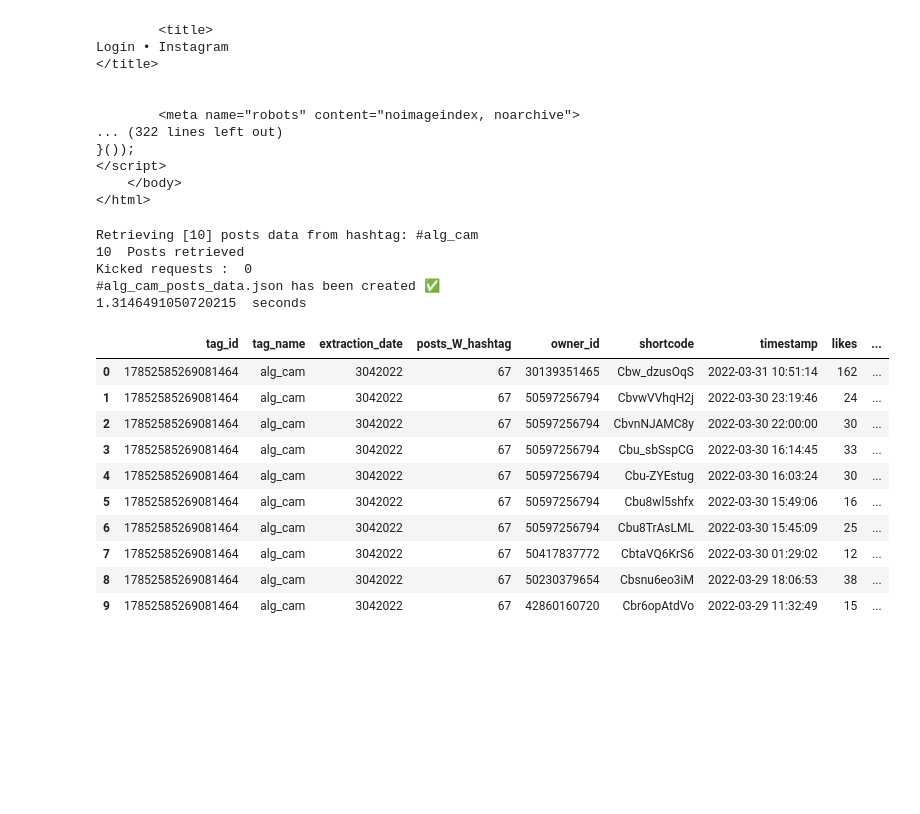
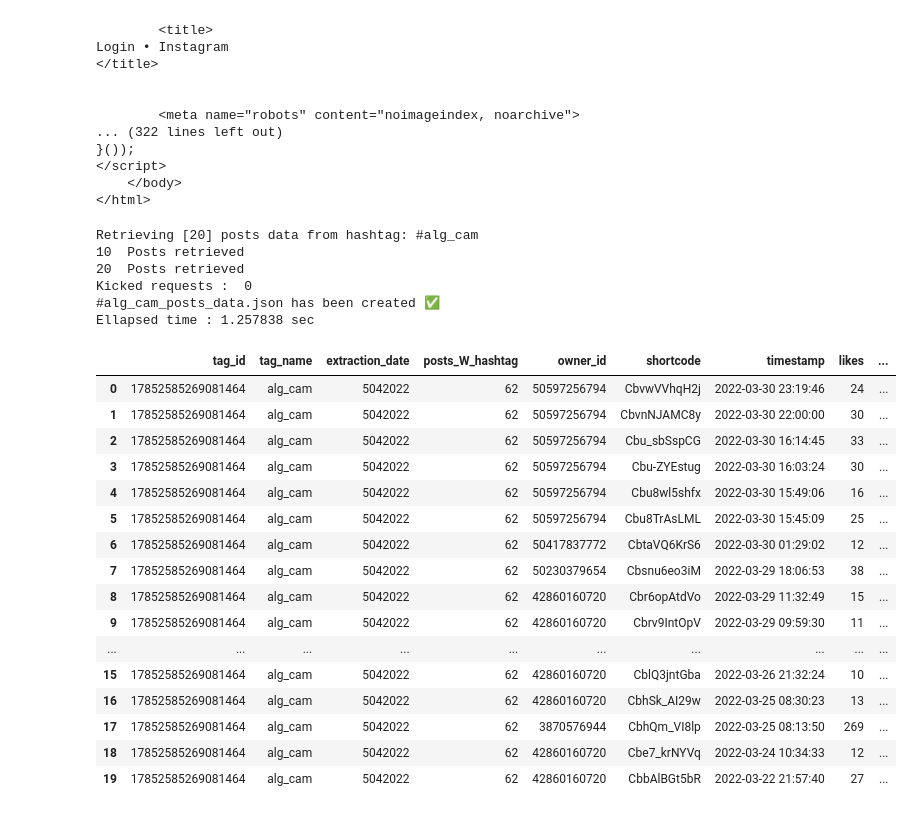
Before and after one commit to ChihabEddine98/instaBot, a Jupyter notebook: src/vis.ipynb, the cells around one changed output. Saved outputs shown, nothing was run; the diff lists cells and outputs as text; code cells hidden in the pictures; blank space fills up the shorter version.

Commit message:
[InstaBot] -- handle ellapsed time issue

```diff
--- a/src/vis.ipynb
+++ b/src/vis.ipynb
@@ -40,33 +40,39 @@ Login • Instagram
     </body>
 </html>
 # %%
-tag="alg_cam"
-outfile_name = tag
-number_of_posts=10
-minimum_likes_on_posts = 10
-request_time_limit_between_2_posts = (minimum_likes_on_posts+1)*1
+out_name = "alg_cam"
+n_posts = 20
+minimum_likes_per_posts = 10
+request_time_limit_between_2_posts = (minimum_likes_per_posts+1)
 
-t1=time.time()
-posts_2_data_tags(tag,number_of_posts,outfile_name,minimum_likes_on_posts,request_time_limit_between_2_posts)
-t2=time.time()
-print(t2-t1,' seconds')
+t_0 = time.time()
+posts_2_data_tags(out_name,n_posts,out_name,minimum_likes_per_posts,request_time_limit_between_2_posts)
+t_f = time.time()
+print(f"Ellapsed time : {t_f-t_0:.7f} sec")
 
-df = pd.read_json("#"+outfile_name+'_posts_data.json')
+df = pd.read_json(f"#{out_name}_posts_data.json")
 df
 # %% [output]
-Retrieving [10] posts data from hashtag: #alg_cam
+Retrieving [20] posts data from hashtag: #alg_cam
 10  Posts retrieved
+20  Posts retrieved
 Kicked requests :  0
 #alg_cam_posts_data.json has been created ✅
-1.3146491050720215  seconds
+Ellapsed time : 1.257838 sec
 |  | tag_id | tag_name | extraction_date | posts_W_hashtag | owner_id | shortcode | timestamp | likes | ... |
-| 0 | 17852585269081464 | alg_cam | 3042022 | 67 | 30139351465 | Cbw_dzusOqS | 2022-03-31 10:51:14 | 162 | ... |
-| 1 | 17852585269081464 | alg_cam | 3042022 | 67 | 50597256794 | CbvwVVhqH2j | 2022-03-30 23:19:46 | 24 | ... |
-| 2 | 17852585269081464 | alg_cam | 3042022 | 67 | 50597256794 | CbvnNJAMC8y | 2022-03-30 22:00:00 | 30 | ... |
-| 3 | 17852585269081464 | alg_cam | 3042022 | 67 | 50597256794 | Cbu_sbSspCG | 2022-03-30 16:14:45 | 33 | ... |
-| 4 | 17852585269081464 | alg_cam | 3042022 | 67 | 50597256794 | Cbu-ZYEstug | 2022-03-30 16:03:24 | 30 | ... |
-| 5 | 17852585269081464 | alg_cam | 3042022 | 67 | 50597256794 | Cbu8wl5shfx | 2022-03-30 15:49:06 | 16 | ... |
-| 6 | 17852585269081464 | alg_cam | 3042022 | 67 | 50597256794 | Cbu8TrAsLML | 2022-03-30 15:45:09 | 25 | ... |
-| 7 | 17852585269081464 | alg_cam | 3042022 | 67 | 50417837772 | CbtaVQ6KrS6 | 2022-03-30 01:29:02 | 12 | ... |
-| 8 | 17852585269081464 | alg_cam | 3042022 | 67 | 50230379654 | Cbsnu6eo3iM | 2022-03-29 18:06:53 | 38 | ... |
-| 9 | 17852585269081464 | alg_cam | 3042022 | 67 | 42860160720 | Cbr6opAtdVo | 2022-03-29 11:32:49 | 15 | ... |
+| 0 | 17852585269081464 | alg_cam | 5042022 | 62 | 50597256794 | CbvwVVhqH2j | 2022-03-30 23:19:46 | 24 | ... |
+| 1 | 17852585269081464 | alg_cam | 5042022 | 62 | 50597256794 | CbvnNJAMC8y | 2022-03-30 22:00:00 | 30 | ... |
+| 2 | 17852585269081464 | alg_cam | 5042022 | 62 | 50597256794 | Cbu_sbSspCG | 2022-03-30 16:14:45 | 33 | ... |
+| 3 | 17852585269081464 | alg_cam | 5042022 | 62 | 50597256794 | Cbu-ZYEstug | 2022-03-30 16:03:24 | 30 | ... |
+| 4 | 17852585269081464 | alg_cam | 5042022 | 62 | 50597256794 | Cbu8wl5shfx | 2022-03-30 15:49:06 | 16 | ... |
+| 5 | 17852585269081464 | alg_cam | 5042022 | 62 | 50597256794 | Cbu8TrAsLML | 2022-03-30 15:45:09 | 25 | ... |
+| 6 | 17852585269081464 | alg_cam | 5042022 | 62 | 50417837772 | CbtaVQ6KrS6 | 2022-03-30 01:29:02 | 12 | ... |
+| 7 | 17852585269081464 | alg_cam | 5042022 | 62 | 50230379654 | Cbsnu6eo3iM | 2022-03-29 18:06:53 | 38 | ... |
+| 8 | 17852585269081464 | alg_cam | 5042022 | 62 | 42860160720 | Cbr6opAtdVo | 2022-03-29 11:32:49 | 15 | ... |
+| 9 | 17852585269081464 | alg_cam | 5042022 | 62 | 42860160720 | Cbrv9IntOpV | 2022-03-29 09:59:30 | 11 | ... |
+| ... | ... | ... | ... | ... | ... | ... | ... | ... | ... |
+| 15 | 17852585269081464 | alg_cam | 5042022 | 62 | 42860160720 | CblQ3jntGba | 2022-03-26 21:32:24 | 10 | ... |
+| 16 | 17852585269081464 | alg_cam | 5042022 | 62 | 42860160720 | CbhSk_AI29w | 2022-03-25 08:30:23 | 13 | ... |
+| 17 | 17852585269081464 | alg_cam | 5042022 | 62 | 3870576944 | CbhQm_VI8lp | 2022-03-25 08:13:50 | 269 | ... |
+| 18 | 17852585269081464 | alg_cam | 5042022 | 62 | 42860160720 | Cbe7_krNYVq | 2022-03-24 10:34:33 | 12 | ... |
+| 19 | 17852585269081464 | alg_cam | 5042022 | 62 | 42860160720 | CbbAlBGt5bR | 2022-03-22 21:57:40 | 27 | ... |
```
Also changed, not shown: parts of 1 cell of this notebook, 1 other file.
